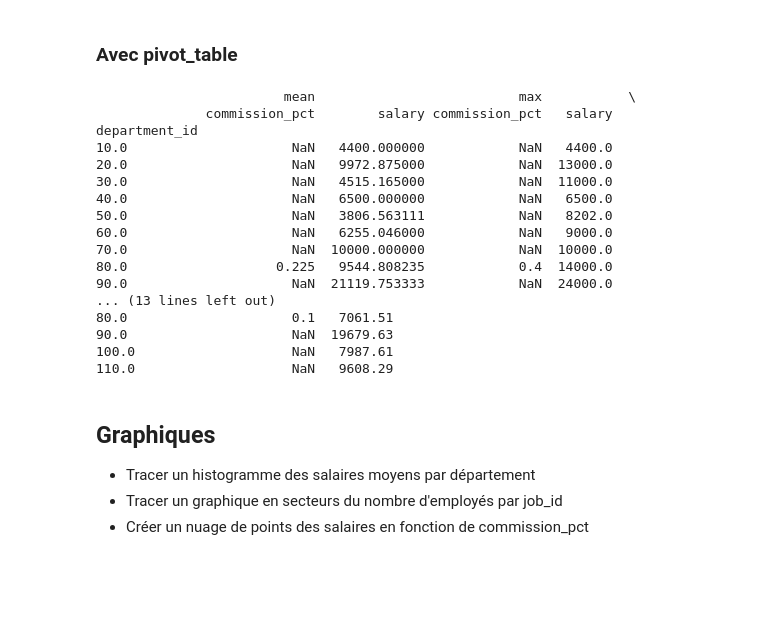
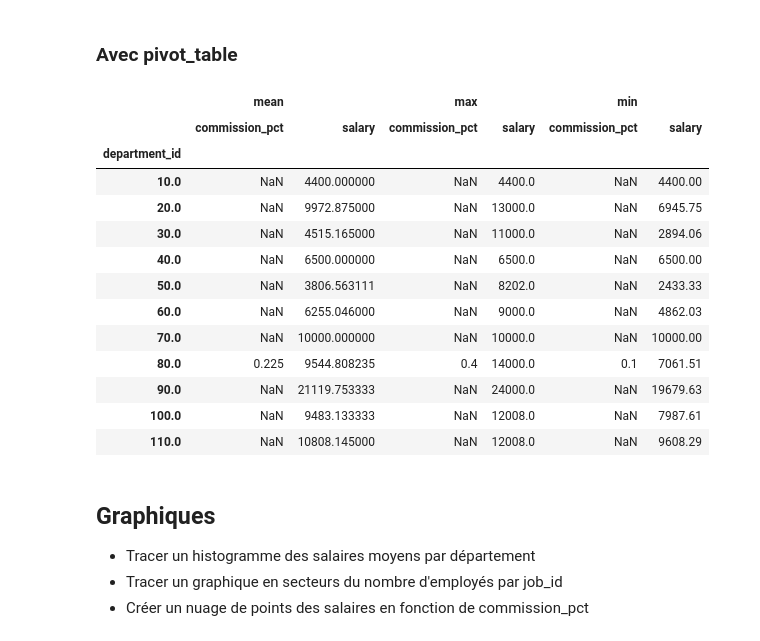
Before and after one commit to youssefchlendi/TpPandas, a Jupyter notebook: Exercice Pandas - jointure - groupage - aggrégations-graphique.ipynb, the cells around one changed output. Cells and saved outputs as stored; diff of their text form; code cells hidden in the pictures; blank space fills up the shorter version.

Commit message:
remove print

```diff
--- a/Exercice Pandas - jointure - groupage - aggrégations-graphique.ipynb
+++ b/Exercice Pandas - jointure - groupage - aggrégations-graphique.ipynb
@@ -248,25 +245,22 @@ print(employees[id60]['salary'].mean())
 ### Avec pivot_table
 # %%
 joinEmpDept = employees.pivot_table(index='department_id', values=['salary','commission_pct'], aggfunc=['mean','max','min'])
-print(joinEmpDept)
+(joinEmpDept)
 # %% [output]
-                        mean                          max           \
-              commission_pct        salary commission_pct   salary
-department_id
-10.0                     NaN   4400.000000            NaN   4400.0
-20.0                     NaN   9972.875000            NaN  13000.0
-30.0                     NaN   4515.165000            NaN  11000.0
-40.0                     NaN   6500.000000            NaN   6500.0
-50.0                     NaN   3806.563111            NaN   8202.0
-60.0                     NaN   6255.046000            NaN   9000.0
-70.0                     NaN  10000.000000            NaN  10000.0
-80.0                   0.225   9544.808235            0.4  14000.0
-90.0                     NaN  21119.753333            NaN  24000.0
-... (13 lines left out)
-80.0                     0.1   7061.51
-90.0                     NaN  19679.63
-100.0                    NaN   7987.61
-110.0                    NaN   9608.29
+|  | mean |  | max |  | min |  |
+|  | commission_pct | salary | commission_pct | salary | commission_pct | salary |
+| department_id |  |  |  |  |  |  |
+| 10.0 | NaN | 4400.000000 | NaN | 4400.0 | NaN | 4400.00 |
+| 20.0 | NaN | 9972.875000 | NaN | 13000.0 | NaN | 6945.75 |
+| 30.0 | NaN | 4515.165000 | NaN | 11000.0 | NaN | 2894.06 |
+| 40.0 | NaN | 6500.000000 | NaN | 6500.0 | NaN | 6500.00 |
+| 50.0 | NaN | 3806.563111 | NaN | 8202.0 | NaN | 2433.33 |
+| 60.0 | NaN | 6255.046000 | NaN | 9000.0 | NaN | 4862.03 |
+| 70.0 | NaN | 10000.000000 | NaN | 10000.0 | NaN | 10000.00 |
+| 80.0 | 0.225 | 9544.808235 | 0.4 | 14000.0 | 0.1 | 7061.51 |
+| 90.0 | NaN | 21119.753333 | NaN | 24000.0 | NaN | 19679.63 |
+| 100.0 | NaN | 9483.133333 | NaN | 12008.0 | NaN | 7987.61 |
+| 110.0 | NaN | 10808.145000 | NaN | 12008.0 | NaN | 9608.29 |
 # %% [markdown]
 ## Graphiques
 - Tracer un histogramme des salaires moyens par département
```
Also changed, not shown: parts of 5 cells of this notebook.
